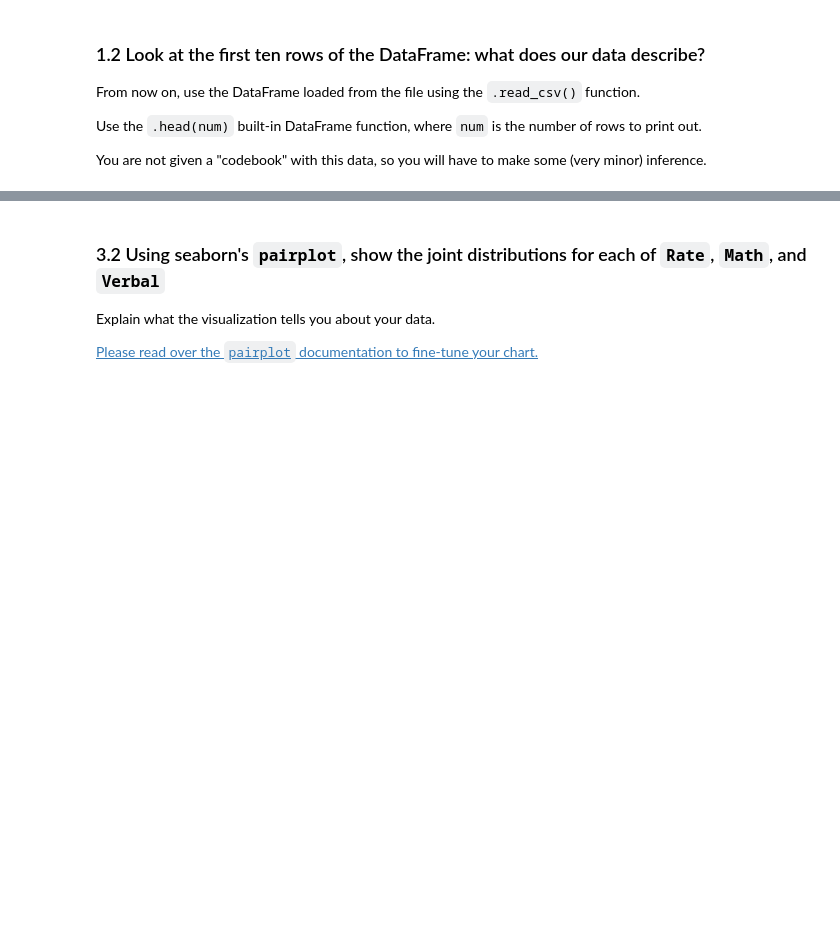
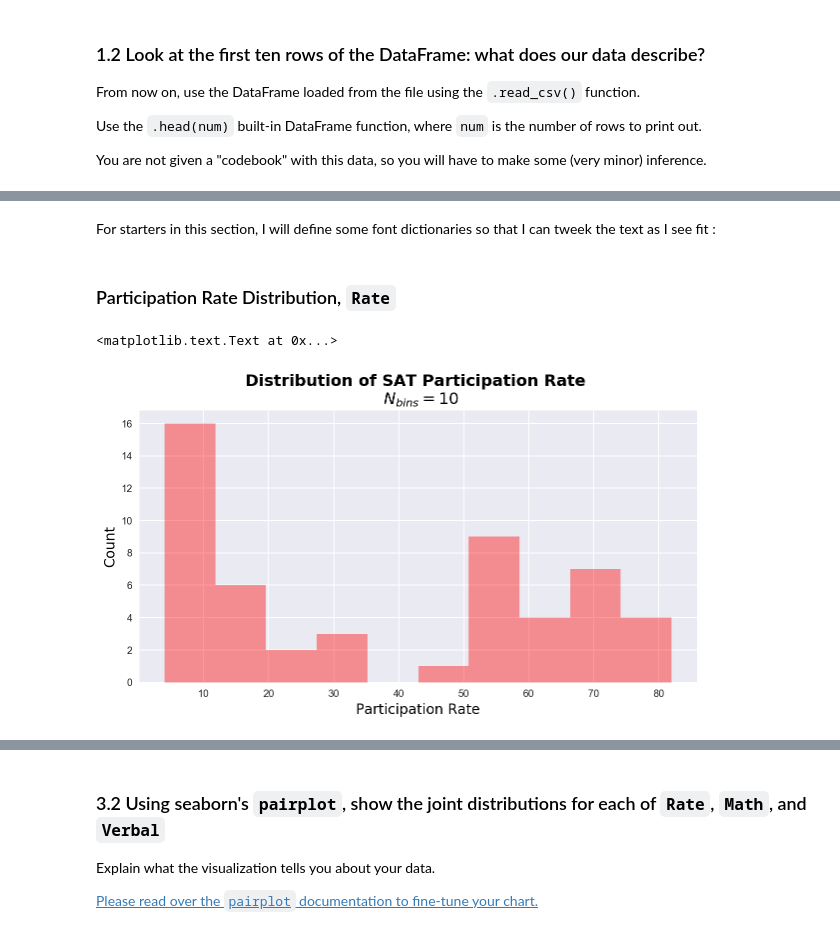
Before and after one commit to t-brewer/sats_and_drugs, a Jupyter notebook: project-02-v2-starter-code.ipynb, the cells around one changed output, grey strips where cells are left out. Drawn from its saved outputs; the diff is of its cells as text; code cells hidden in the pictures; blank space fills up the shorter version.

```diff
--- a/project-02-v2-starter-code.ipynb
+++ b/project-02-v2-starter-code.ipynb
@@ -76,0 +296,31 @@ Set the keyword argument `kde=False`. This way you can actually see the counts w
+# %% [markdown]
+For starters in this section, I will define some font dictionaries so that I can tweek the text as I see fit :
+# %%
+# Define Font dictionary for axis labels
+font_axes = {'family': 'DejaVu Sans',
+            'color':  'black',
+            'weight': 'normal',
+            'size': 14,
+            }
+
+font_title = {'family': 'DejaVu Sans',
+            'color':  'black',
+            'weight': 'bold',
+            'size': 16,
+            }
+# %% [markdown]
+### Participation Rate Distribution, `Rate`
+# %%
+# Initialize figure, and axis to have them as objects.
+fig_rate, ax_rate = plt.subplots(nrows=1,ncols=1, figsize=(10,5))
+
+# Use seaborn to make a histogram (distplot) of the data in the column
+sns.distplot(sat_scores['Rate'],kde=False, bins=10, color='red', ax=ax_rate)
+
+# Tweek plot (x/y labels, and add title)
+ax_rate.set_xlabel('Participation Rate', fontdict=font_axes)
+ax_rate.set_ylabel('Count', fontdict=font_axes)
+ax_rate.set_title('Distribution of SAT Participation Rate \n $N_{bins} = 10$', fontdict=font_title)
+# %% [output]
+<matplotlib.text.Text at 0x...>
+[figure, added]
```
Also changed, not shown: parts of 34 cells of this notebook.
